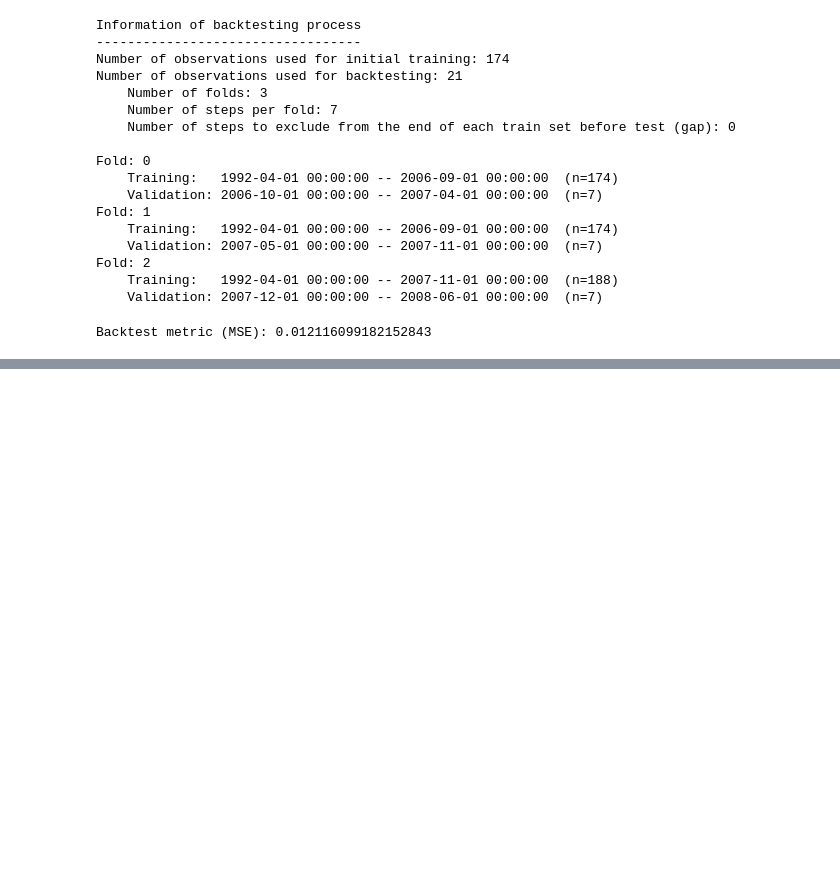
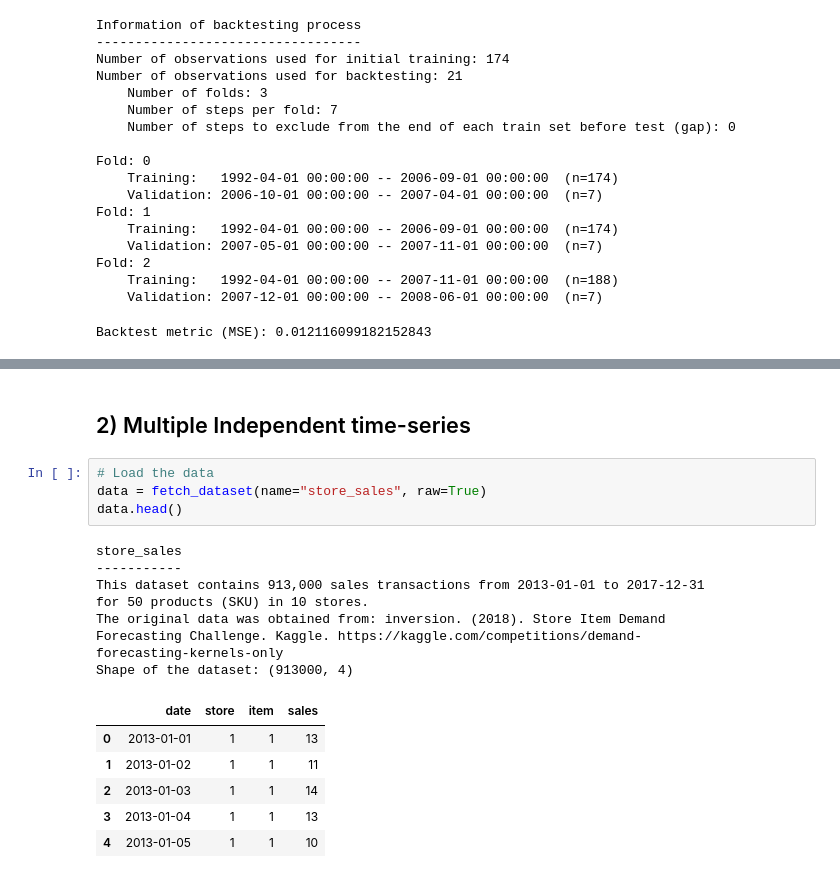
Before and after one commit to razielar/forecasting_with_ML, a Jupyter notebook: 04_backtesting/04_backtesting_with_intermittent_refit.ipynb, the cells around one changed output, grey strips where cells are left out. Drawn from its saved outputs; the diff is of its cells as text; blank space fills up the shorter version.

```diff
--- a/04_backtesting/04_backtesting_with_intermittent_refit.ipynb
+++ b/04_backtesting/04_backtesting_with_intermittent_refit.ipynb
@@ -148,0 +215,21 @@ Backtest metric (MSE): 0.012116099182152843
+# %% [markdown]
+## 2) Multiple Independent time-series
+# %%
+# Load the data
+data = fetch_dataset(name="store_sales", raw=True)
+data.head()
+# %% [output]
+store_sales
+-----------
+This dataset contains 913,000 sales transactions from 2013-01-01 to 2017-12-31
+for 50 products (SKU) in 10 stores.
+The original data was obtained from: inversion. (2018). Store Item Demand
+Forecasting Challenge. Kaggle. https://kaggle.com/competitions/demand-
+forecasting-kernels-only
+Shape of the dataset: (913000, 4)
+|  | date | store | item | sales |
+| 0 | 2013-01-01 | 1 | 1 | 13 |
+| 1 | 2013-01-02 | 1 | 1 | 11 |
+| 2 | 2013-01-03 | 1 | 1 | 14 |
+| 3 | 2013-01-04 | 1 | 1 | 13 |
+| 4 | 2013-01-05 | 1 | 1 | 10 |
```
Also changed, not shown: parts of 8 cells of this notebook, 1 other file.
